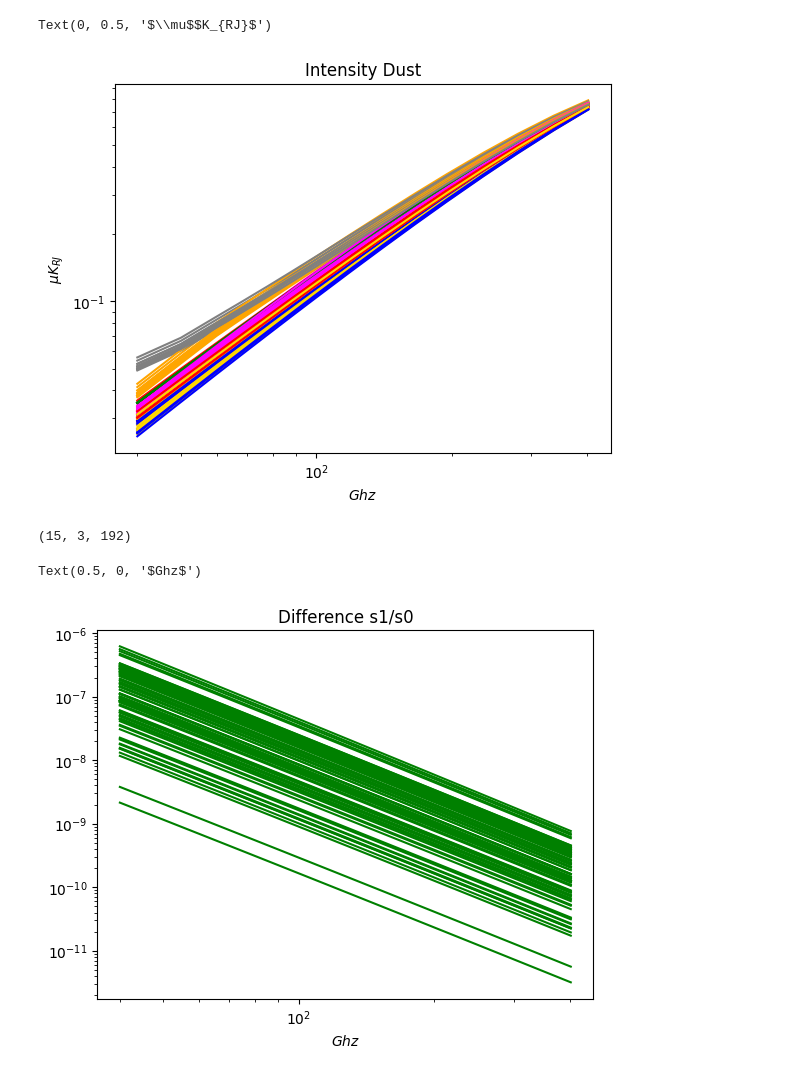
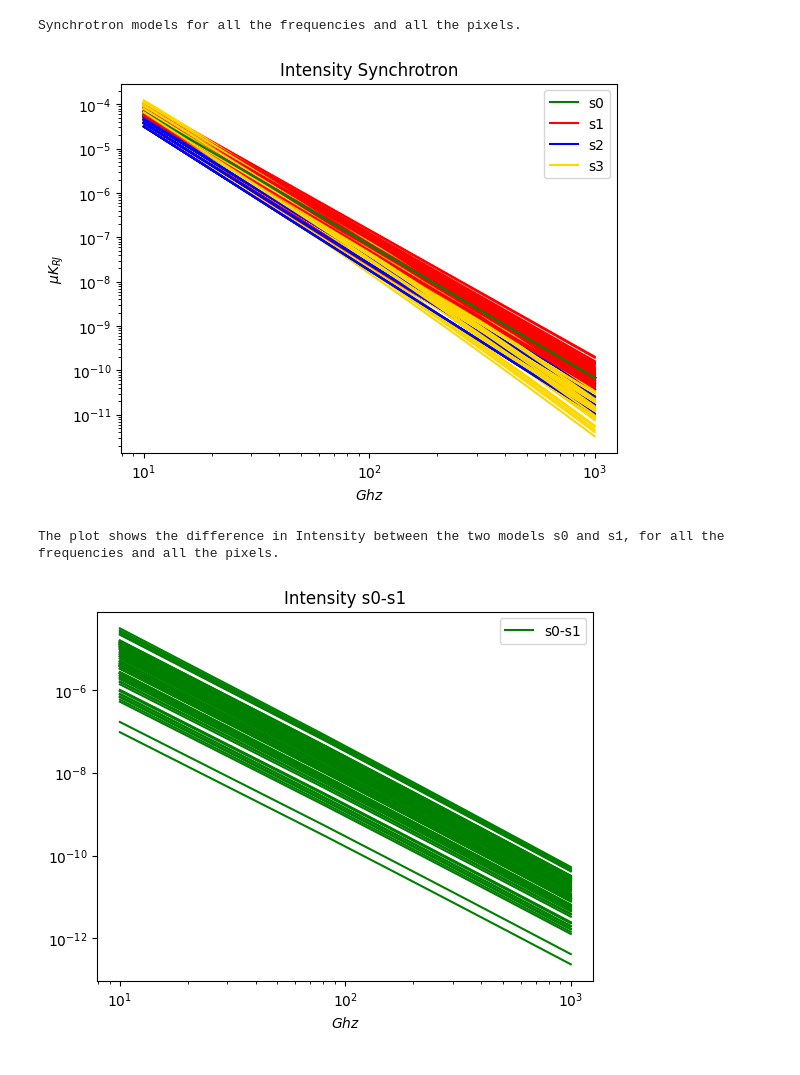
Before and after one commit to AlicePirotta/APC, a Jupyter notebook: comparation_models.ipynb, the cells around one changed output. Cells and saved outputs as stored; diff of their text form; code cells hidden in the pictures.

```diff
--- a/comparation_models.ipynb
+++ b/comparation_models.ipynb
@@ -81,11 +91,11 @@ print(d.shape)
 # %%
 for i,val_i in enumerate(d0[0,0,:]):
-    plt.plot(frequencies,d[:,0,i],'-',color='blue',label="d0-d1")
+    plt.plot(frequencies,d[:,0,i],'-',color='blue')
 
-
-plt.title("Difference d0/d1")
+plt.title("Intensity d0-d1")
 #plt.yscale('log')
 #plt.xscale('log')
 plt.xlabel(r'$Ghz$')
-#plt.legend()
+plt.legend(["d0-d1"])
+print("The plot shows the difference in Intensity between the two models d0 and d1, for all the frequencies and all the pixels.")
 # %% [output]
@@ -93,0 +104,11 @@ Text(0.5, 0, '$Ghz$')
+# %%
+for i,val_i in enumerate(d0[0,1,:]):
+    for i,val_i in enumerate(d0[0,2,:]):
+        plt.plot(frequencies,polarizzazione(d[:,1,i],d[:,2,i]),'-',color='blue',label="d0-d1")
+
+plt.title("Polarization d0-d1")
+#plt.yscale('log')
+#plt.xscale('log')
+plt.xlabel(r'$Ghz$')
+plt.legend(["d0-d1"])
+print("The plot shows the difference in Polarization between the two models d0 and d1, for all the frequencies and all the pixels.")
@@ -94,55 +118,32 @@ Text(0.5, 0, '$Ghz$')
 # %%
+for i,_ in enumerate(s0[0,0,:]):
+    plt.plot(frequencies,s0[:,0,i],'-',color='green',label="I_s0")
+    plt.plot(frequencies,s1[:,0,i],'-',color='red',label="I_s1")
+    plt.plot(frequencies,s2[:,0,i],'-',color='blue',label="I_s2")
+    plt.plot(frequencies,s3[:,0,i],'-',color='gold',label="I_s3")
 
-for i,val_i in enumerate(d0[:,0,:]):
-    plt.plot(frequencies,d0[:,0,i],'-',color='green',label="I_d0")
-    plt.plot(frequencies,d1[:,0,i],'-',color='red',label="I_d1")
-    plt.plot(frequencies,d2[:,0,i],'-',color='blue',label="I_d2")
-    plt.plot(frequencies,d3[:,0,i],'-',color='gold',label="I_d3")
-    plt.plot(frequencies,d4[:,0,i],'-',color='magenta',label="I_d4")
-    plt.plot(frequencies,d5[:,0,i],'-',color='orange',label="I_d5")
-    #plt.plot(frequencies,d6[:,0,i],'-',color='black',label="I_d6")
-    plt.plot(frequencies,d7[:,0,i],'-',color='grey',label="I_d7")
-    #plt.plot(frequencies,d8[:,0,i],'-',color='salmon',label="I_d8")
-    #plt.plot(frequencies,d9[:,0,i],'-',color='springgreen',label="I_d9")
-    #plt.plot(frequencies,d10[:,0,i],'-',color='maroon',label="I_d10")
-    #plt.plot(frequencies,d11[:,0,i],'-',color='cyan',label="I_d11")
-    #plt.plot(frequencies,d12[:,0,i],'-',color='darkviolet',label="I_d12")
-
-
-plt.title("Intensity Dust")
+plt.title("Intensity Synchrotron")
 plt.yscale('log')
 plt.xscale('log')
 plt.xlabel(r'$Ghz$')
 plt.ylabel(r'$\mu$$K_{RJ}$')
-#plt.legend()
+plt.legend(["s0", "s1","s2","s3"])
+print("Synchrotron models for all the frequencies and all the pixels. ")
 # %% [output]
-Text(0, 0.5, '$\\mu$$K_{RJ}$')
+Synchrotron models for all the frequencies and all the pixels.
-[figure, old version]
+[figure, new version]
-# %%
-
-s0=np.array(get_pixel_value_norm(frequencies,ref_frequencies=ref_s,sky=Sky_s0))
-s1=np.array(get_pixel_value_norm(frequencies,ref_frequencies=ref_s,sky=Sky_s1))
-s2=np.array(get_pixel_value_norm(frequencies,ref_frequencies=ref_s,sky=Sky_s2))
-s3=np.array(get_pixel_value_norm(frequencies,ref_frequencies=ref_s,sky=Sky_s3))
-#s4=np.array(get_pixel_value_norm(frequencies,ref_frequencies=ref_s,sky=Sky_s4))
-#s5=np.array(get_pixel_value_norm(frequencies,ref_frequencies=ref_s,sky=Sky_s5))
-#s6=np.array(get_pixel_value_norm(frequencies,ref_frequencies=ref_s,sky=Sky_s6))
-#s7=np.array(get_pixel_value_norm(frequencies,ref_frequencies=ref_s,sky=Sky_s7))
-
-print(s0.shape)
-# %% [output]
-(15, 3, 192)
 # %%
 s=s0-s1
 # %%
 for i,val_i in enumerate(s0[0,0,:]):
-    plt.plot(frequencies,s[:,0,i],'-',color='green',label="s0-s1")
+    plt.plot(frequencies,s[:,0,i],'-',color='green')
 
-plt.title("Difference s1/s0")
+plt.title("Intensity s0-s1")
 plt.yscale('log')
 plt.xscale('log')
 plt.xlabel(r'$Ghz$')
-#plt.legend()
+plt.legend(["s0-s1"])
+print("The plot shows the difference in Intensity between the two models s0 and s1, for all the frequencies and all the pixels.")
 # %% [output]
-Text(0.5, 0, '$Ghz$')
+The plot shows the difference in Intensity between the two models s0 and s1, for all the frequencies and all the pixels.
-[figure, old version]
+[figure, new version]
```
Also changed, not shown: parts of 13 cells of this notebook.
